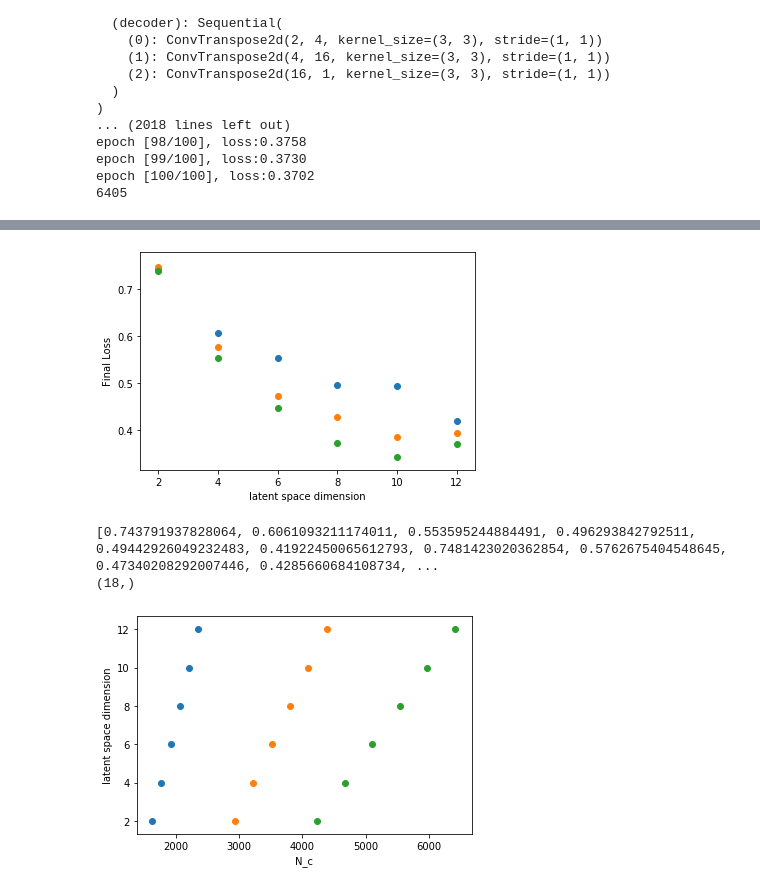
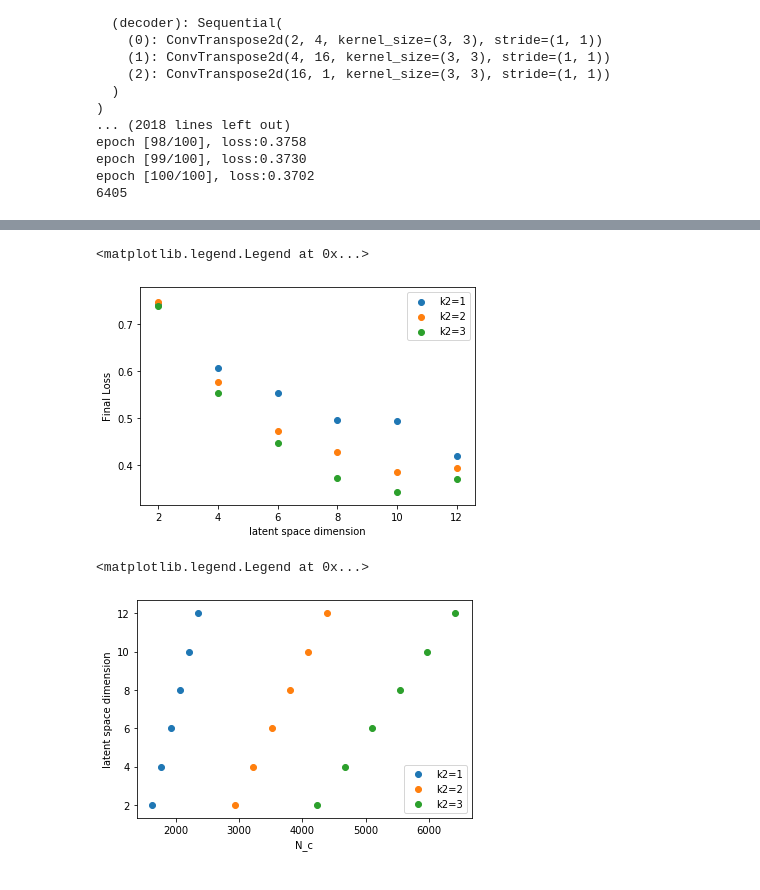
Before and after one commit to jerck1/CabreraRamirezJohnErick_Ejercicio030, a Jupyter notebook: autoencoder_complexity.ipynb, the cells around one changed output, grey strips where cells are left out. Drawn from its saved outputs; the diff is of its cells as text; code cells hidden in the pictures.

```diff
--- a/autoencoder_complexity.ipynb
+++ b/autoencoder_complexity.ipynb
@@ -64,27 +71,6 @@ class Autoencoder(torch.nn.Module):
         x = self.encoder(x)
         x = self.decoder(x)
         return x
-# %%
-# define el autoencoder
-class Autoencoder(torch.nn.Module):
-    def __init__(self,k1, k2, k3):
-        super(Autoencoder,self).__init__()
-        #k1=16; k2=8; k3=4
-        self.k1=k1
-        self.k2=k2
-        self.k3=k3
-        self.encoder = torch.nn.Sequential(
-            torch.nn.Conv2d(1, k1, kernel_size=3),
-            torch.nn.Conv2d(k1,k2,kernel_size=3),
-            torch.nn.Conv2d(k2,k3,kernel_size=3))
-        self.decoder = torch.nn.Sequential(
-            torch.nn.ConvTranspose2d(k3,k2,kernel_size=3),
-            torch.nn.ConvTranspose2d(k2,k1,kernel_size=3),
-            torch.nn.ConvTranspose2d(k1,1,kernel_size=3))
-    def forward(self,x,k1, k2, k3):
-        x = self.encoder(x)
-        x = self.decoder(x)
-        return x
 # %%
 # entrenamiento
 # inicializa modelo, loss y optimizador
@@ -144,0 +124,6 @@ Text(0, 0.5, 'Final Loss')
+# %%
+for i in range(len(k2_tot)):
+    plt.scatter(n_c_2[i],loss_tot_2[i],label="k2={}".format(i+1))
+plt.xlabel("N_c")
+plt.ylabel("Final Loss")
+plt.legend()
@@ -145,22 +133,20 @@ Text(0, 0.5, 'Final Loss')
 # %%
 loss_tot_2=np.reshape(loss_tot,(len(k2_tot),len(latent_space)))
 for i in range(len(k2_tot)):
-    plt.scatter(latent_space,loss_tot_2[i])
-    plt.xlabel("latent space dimension")
-    plt.ylabel("Final Loss")
+    plt.scatter(latent_space,loss_tot_2[i],label="k2={}".format(i+1))
+plt.xlabel("latent space dimension")
+plt.ylabel("Final Loss")
+plt.legend()
 # %% [output]
+<matplotlib.legend.Legend at 0x...>
-[figure, old version]
+[figure, new version]
-# %%
-print(loss_tot)
-print(np.shape(loss_tot))
-# %% [output]
-[0.743791937828064, 0.6061093211174011, 0.553595244884491, 0.496293842792511, 0.49442926049232483, 0.41922450065612793, 0.7481423020362854, 0.5762675404548645, 0.47340208292007446, 0.4285660684108734, ...
-(18,)
 # %%
 n_c_2=np.reshape(n_c_tot,(len(k2_tot),len(latent_space)))
 for i in range(len(k2_tot)):
-    plt.scatter(n_c_2[i],latent_space)
-    plt.xlabel("N_c")
-    plt.ylabel("latent space dimension")
+    plt.scatter(n_c_2[i],latent_space,label="k2={}".format(i+1))
+plt.xlabel("N_c")
+plt.ylabel("latent space dimension")
+plt.legend()
 # %% [output]
+<matplotlib.legend.Legend at 0x...>
-[figure, old version]
+[figure, new version]
```
Also changed, not shown: parts of 5 cells of this notebook.
